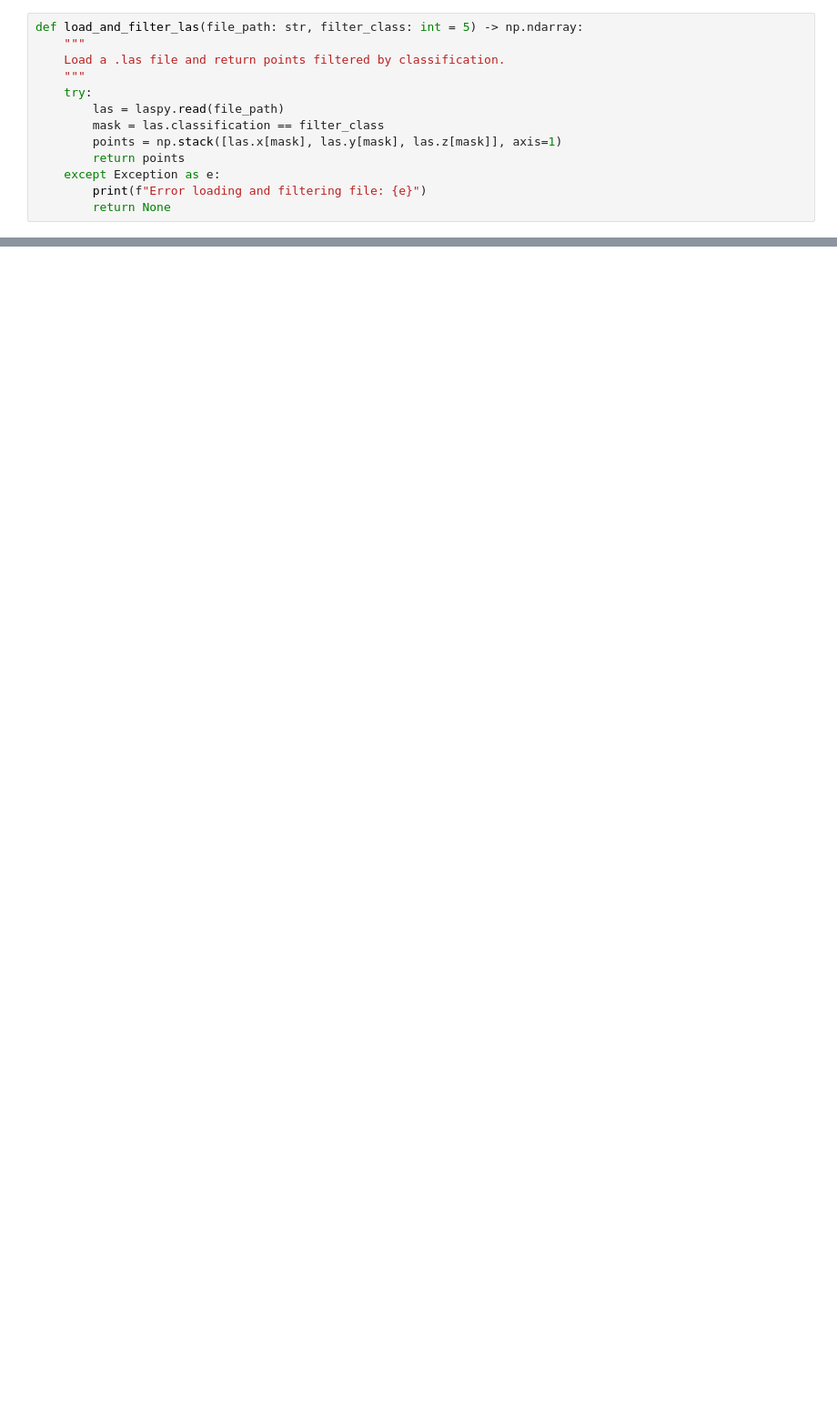
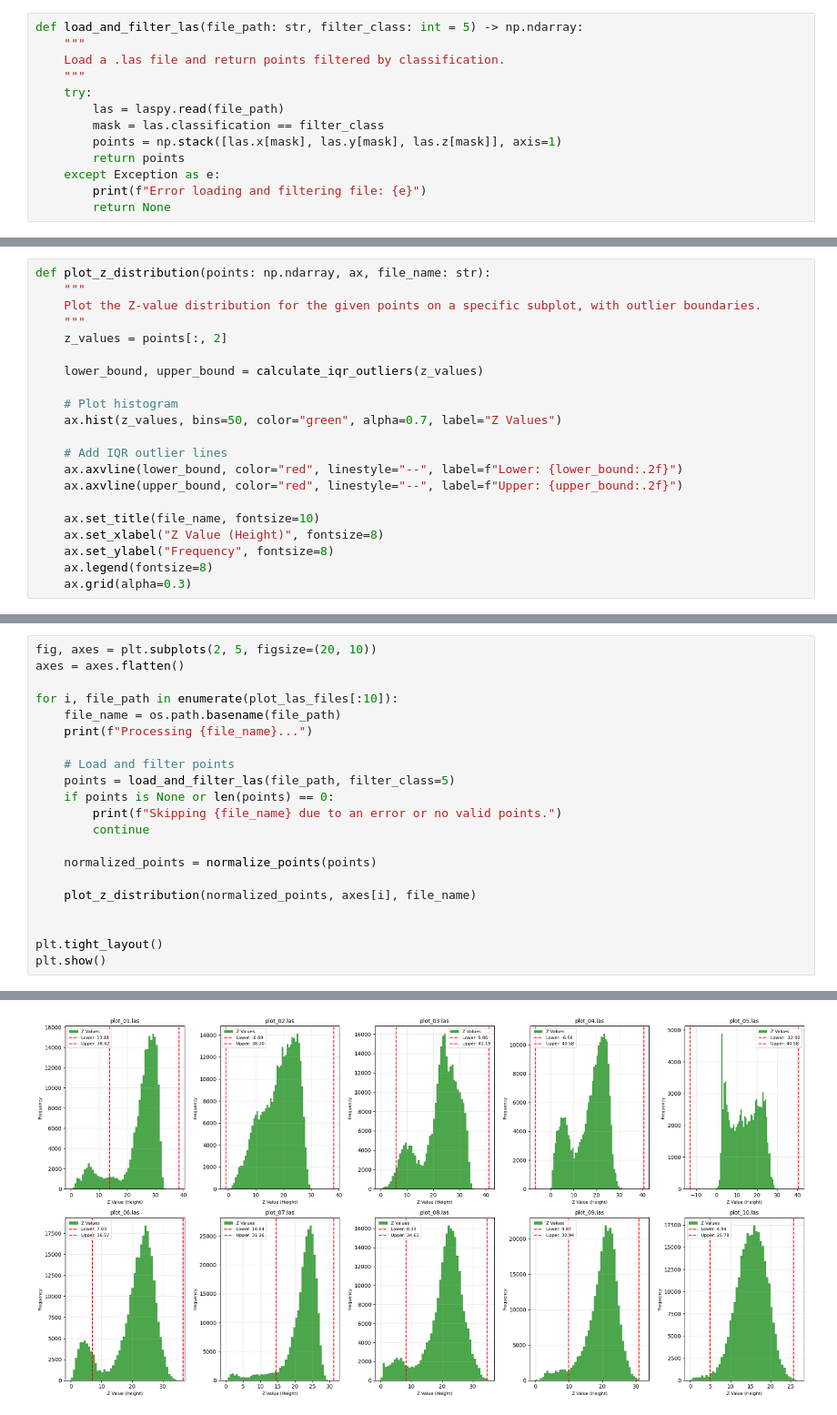
Before and after one commit to pariaighanian/LiDAR-Based-Tree-Detection, a Jupyter notebook: src/main.ipynb, the cells around one changed output, grey strips where cells are left out. Shown: that part at 91% size. Saved outputs shown, nothing was run; the diff lists cells and outputs as text; blank space fills up the shorter version.

```diff
--- a/src/main.ipynb
+++ b/src/main.ipynb
@@ -138,0 +114,21 @@ Name: count, dtype: int64
+# %%
+def plot_z_distribution(points: np.ndarray, ax, file_name: str):
+    """
+    Plot the Z-value distribution for the given points on a specific subplot, with outlier boundaries.
+    """
+    z_values = points[:, 2]
+
+    lower_bound, upper_bound = calculate_iqr_outliers(z_values)
+
+    # Plot histogram
+    ax.hist(z_values, bins=50, color="green", alpha=0.7, label="Z Values")
+
+    # Add IQR outlier lines
+    ax.axvline(lower_bound, color="red", linestyle="--", label=f"Lower: {lower_bound:.2f}")
+    ax.axvline(upper_bound, color="red", linestyle="--", label=f"Upper: {upper_bound:.2f}")
+
+    ax.set_title(file_name, fontsize=10)
+    ax.set_xlabel("Z Value (Height)", fontsize=8)
+    ax.set_ylabel("Frequency", fontsize=8)
+    ax.legend(fontsize=8)
+    ax.grid(alpha=0.3)
@@ -138,0 +141,22 @@ Name: count, dtype: int64
+# %%
+fig, axes = plt.subplots(2, 5, figsize=(20, 10))
+axes = axes.flatten()
+
+for i, file_path in enumerate(plot_las_files[:10]):
+    file_name = os.path.basename(file_path)
+    print(f"Processing {file_name}...")
+
+    # Load and filter points
+    points = load_and_filter_las(file_path, filter_class=5)
+    if points is None or len(points) == 0:
+        print(f"Skipping {file_name} due to an error or no valid points.")
+        continue
+
+    normalized_points = normalize_points(points)
+
+    plot_z_distribution(normalized_points, axes[i], file_name)
+
+
+plt.tight_layout()
+plt.show()
+# %% [output]
@@ -138,0 +173 @@ Name: count, dtype: int64
+[figure, added]
```
Also changed, not shown: parts of 9 cells of this notebook, 3 other files.
